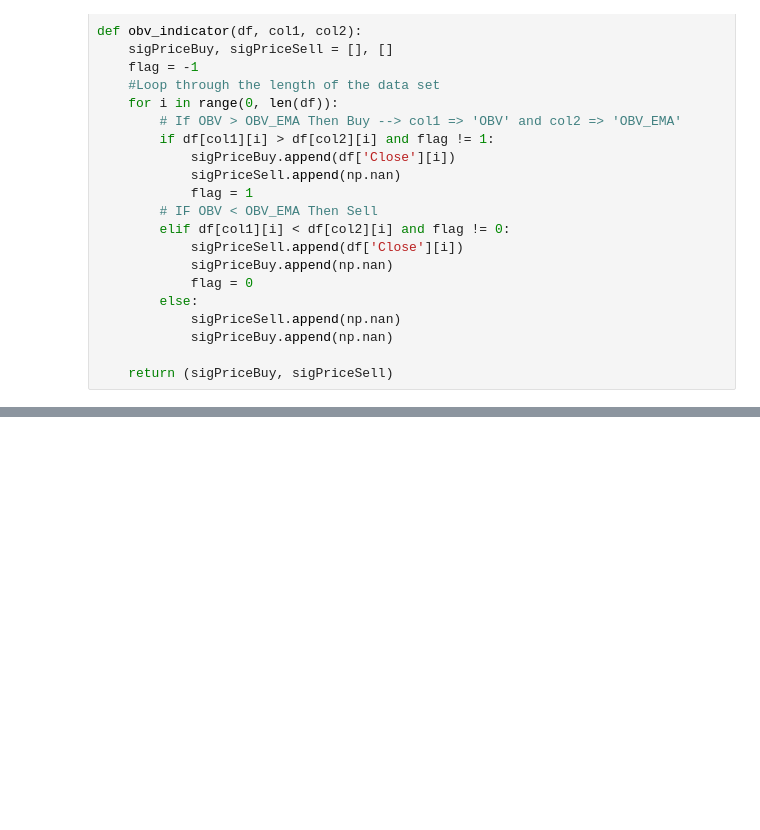
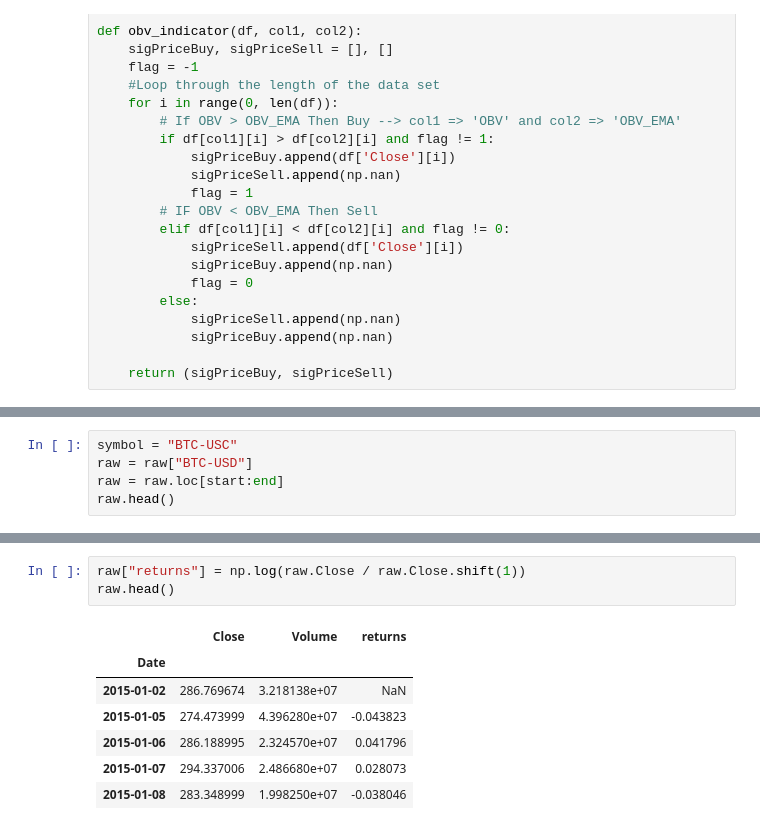
Before and after one commit to BitcoinInvestAnalysis/Capstone, a Jupyter notebook: on_balance_volume_indicator.ipynb, the cells around one changed output, grey strips where cells are left out. Cells and saved outputs as stored; diff of their text form; blank space fills up the shorter version.

```diff
--- a/on_balance_volume_indicator.ipynb
+++ b/on_balance_volume_indicator.ipynb
@@ -209,0 +242,5 @@ fct_df
+# %%
+symbol = "BTC-USC"
+raw = raw["BTC-USD"]
+raw = raw.loc[start:end]
+raw.head()
@@ -209,0 +255,11 @@ fct_df
+# %%
+raw["returns"] = np.log(raw.Close / raw.Close.shift(1))
+raw.head()
+# %% [output]
+|  | Close | Volume | returns |
+| Date |  |  |  |
+| 2015-01-02 | 286.769674 | 3.218138e+07 | NaN |
+| 2015-01-05 | 274.473999 | 4.396280e+07 | -0.043823 |
+| 2015-01-06 | 286.188995 | 2.324570e+07 | 0.041796 |
+| 2015-01-07 | 294.337006 | 2.486680e+07 | 0.028073 |
+| 2015-01-08 | 283.348999 | 1.998250e+07 | -0.038046 |
```
Also changed, not shown: parts of 13 cells of this notebook, 2 other files.
